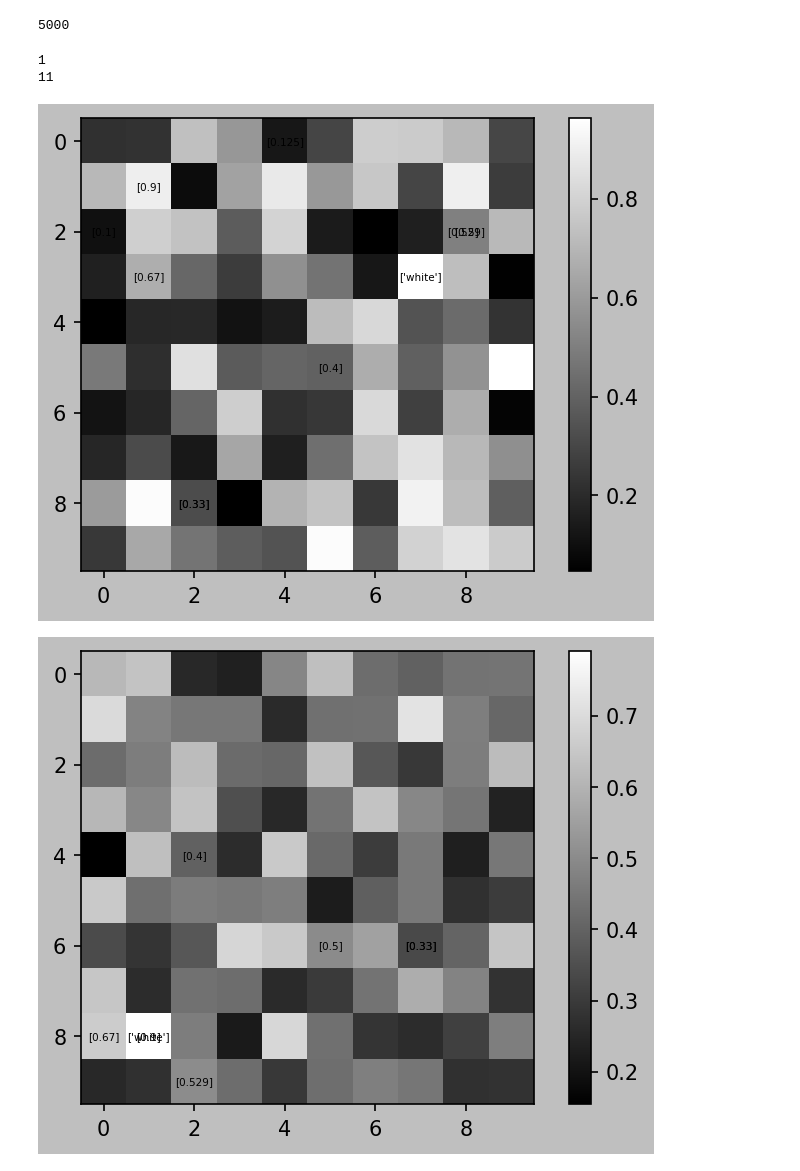
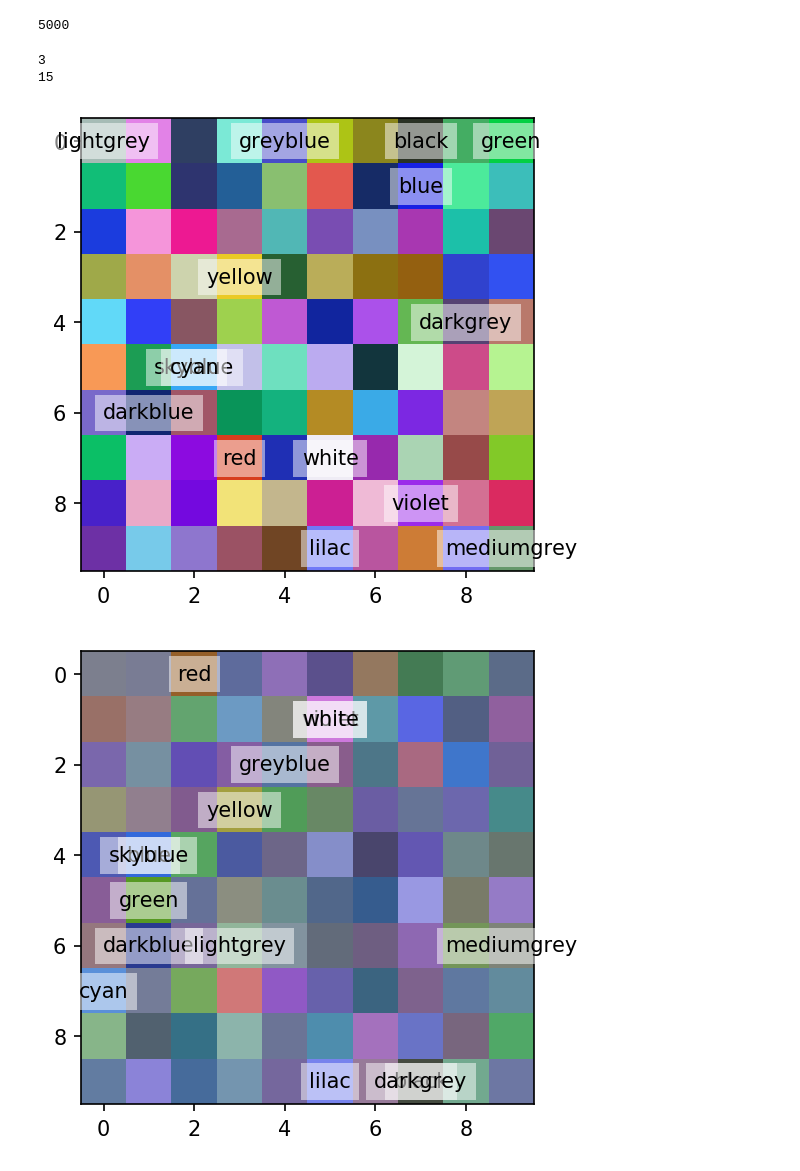
Before and after one commit to maxuw/som-graph, a Jupyter notebook: run.ipynb, the cells around one changed output. Cells and saved outputs as stored; diff of their text form; code cells hidden in the pictures.

Commit message:
deleted gray colors and minor things

```diff
--- a/run.ipynb
+++ b/run.ipynb
@@ -57,8 +55,8 @@ matrix1 = graph1.add_edges(matrix1, edges1)
 # %%
 # Network configuration
 
-data = gray_colors
-data_lables = gray_colors_lables
+data = rgb_colors
+data_lables = rgb_lables
 batch_size = 2
 
 length = 10
@@ -70,27 +68,27 @@ learning_rate = 0.01
 # %%
 map1 = MapClass(data, length, width, learning_rate, number_epochs, matrix1, data_lables, batch_size, shuffle)
 # %% [output]
-1
-11
+3
+15
 # %%
 # map1.weights
 # %%
 # drawtype="rbg" tries to draw colors on map - needs an input data with 3 vectors
 
 # drawtype="black-white" draws black-white
 # drawtype="None" - default draws empty space
 
 # labels=True or False draws labels on the map... labels are necessary...
 labels=True
 
-drawtype = "black-white"
+drawtype = "rbg"
 
 # draw_every_epoch=0 Don't draw anything
 # draw_every_epoch=10 draw every 10 epochs
 
 
 plt.rcParams['figure.dpi'] = 150
 map1.large_cycle(draw_every_epoch=100, drawtype=drawtype, labels=labels)
 # %% [output]
-[figure, old version]
+[figure, new version]
-[figure, old version]
+[figure, new version]
```
Also changed, not shown: parts of 4 cells of this notebook, 3 other files.
